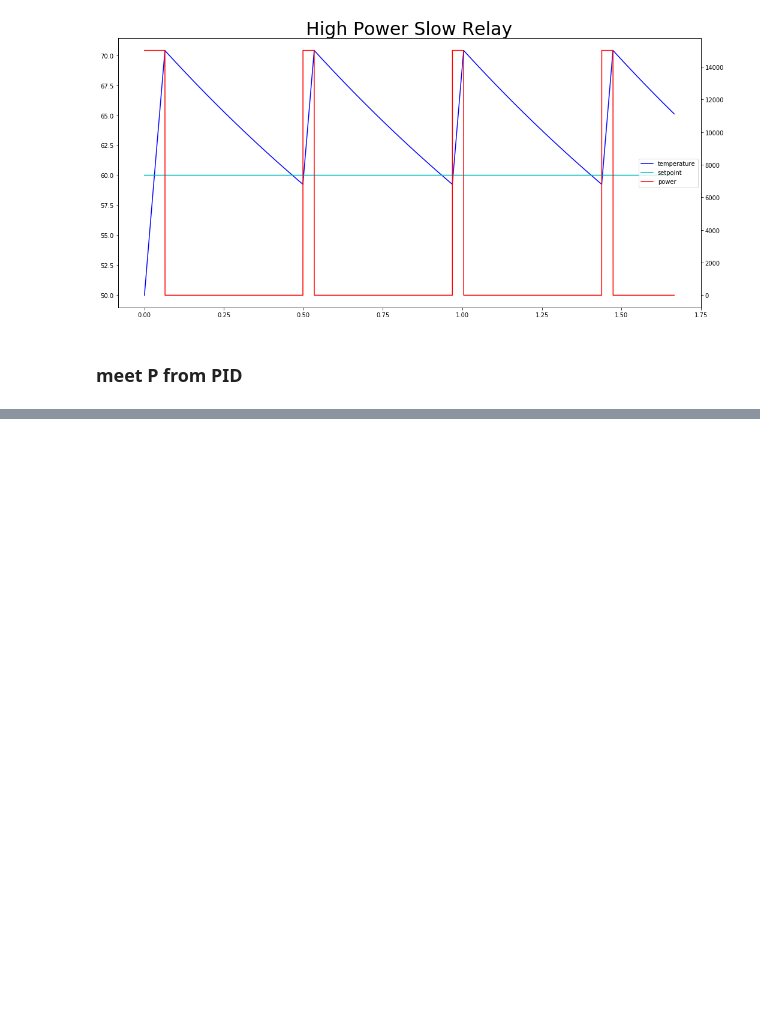
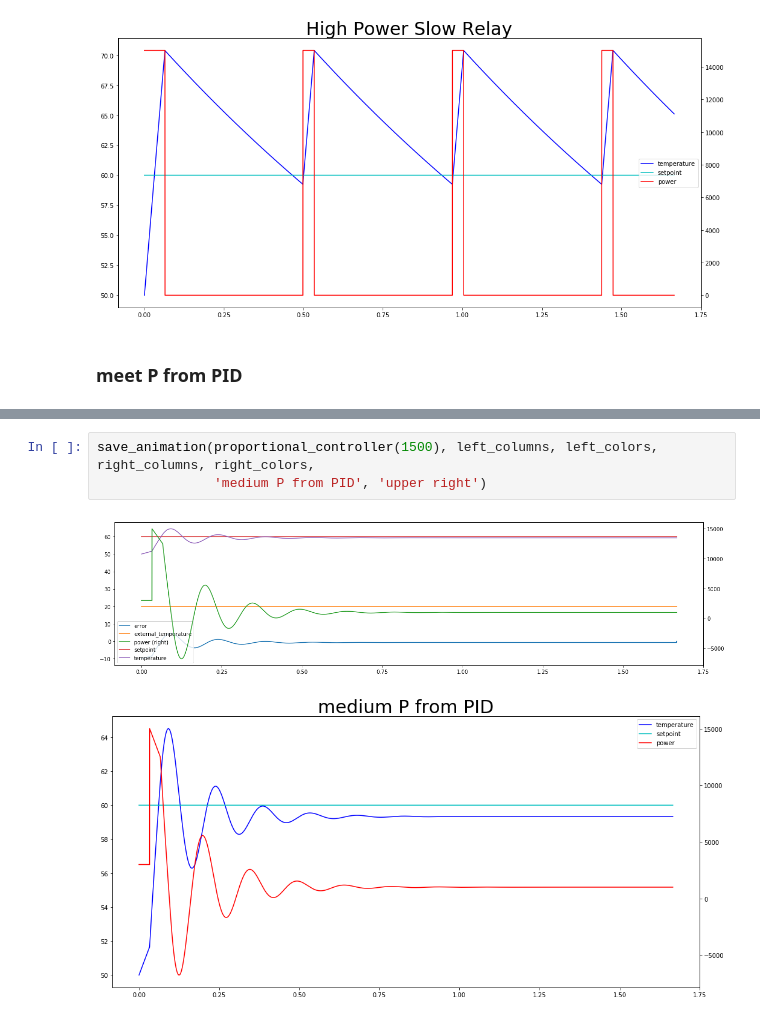
Before and after one commit to mabrek/controllers-2018, a Jupyter notebook: controllers.ipynb, the cells around one changed output, grey strips where cells are left out. Cells and saved outputs as stored; diff of their text form; blank space fills up the shorter version.

```diff
--- a/controllers.ipynb
+++ b/controllers.ipynb
@@ -283,0 +287,6 @@ save_animation(proportional_controller(500), left_columns, left_colors, right_co
+# %%
+save_animation(proportional_controller(1500), left_columns, left_colors, right_columns, right_colors,
+               'medium P from PID', 'upper right')
+# %% [output]
+[figure, added]
+[figure, added]
```
Also changed, not shown: parts of 9 cells of this notebook.
